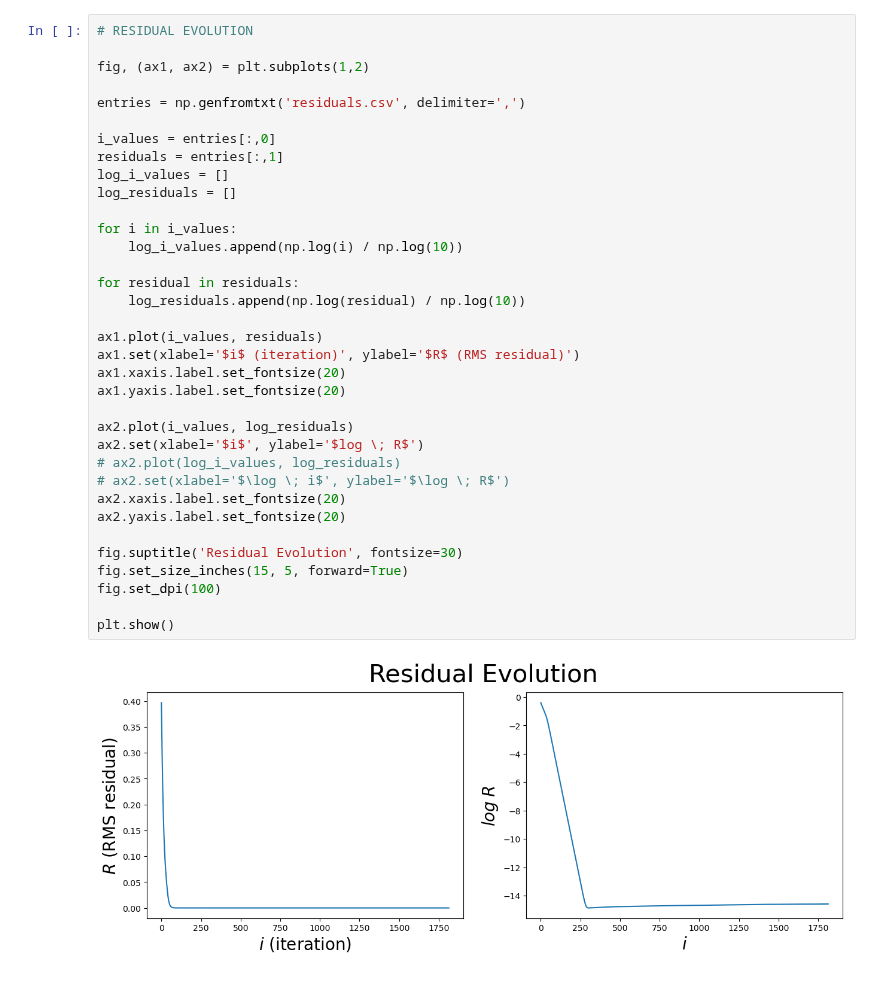
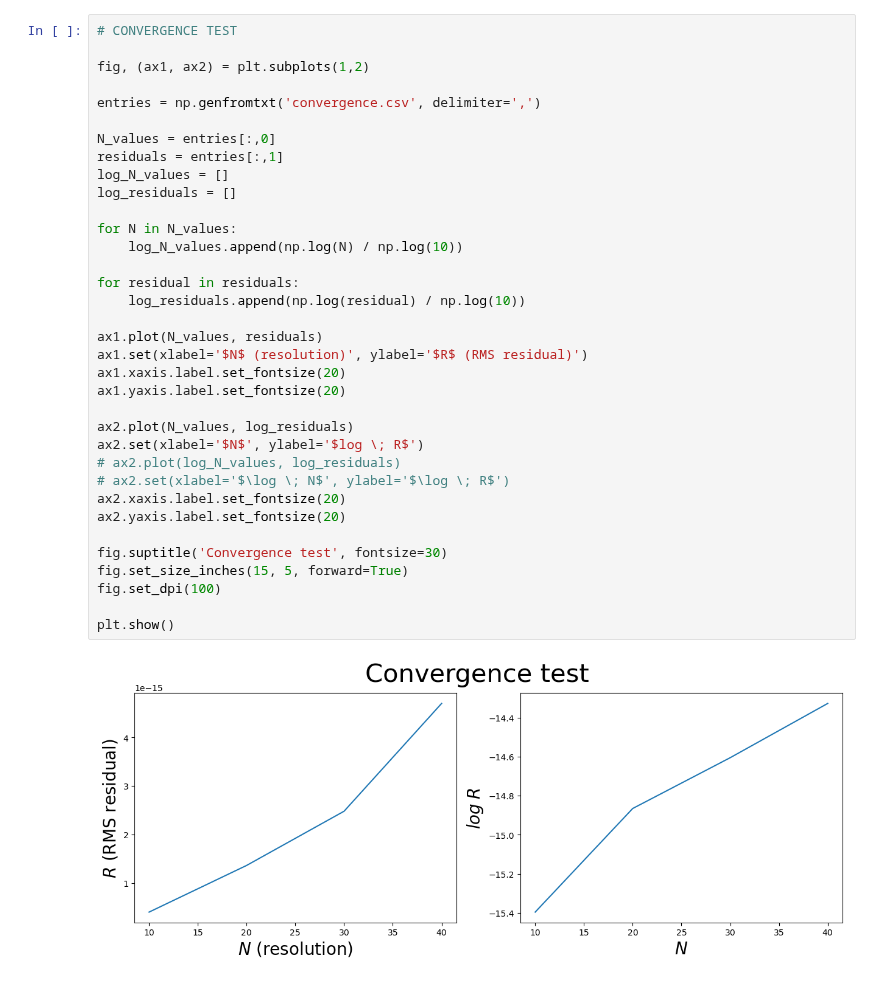
Before and after one commit to iago-mendes/eucled, a Jupyter notebook: src/exercises/06-relaxation/assets/plots.ipynb, the cells around one changed output. Saved outputs shown, nothing was run; the diff lists cells and outputs as text.

Commit message:
Use mix of adaptive and fixed time steps and do convergence test.

```diff
--- a/src/exercises/06-relaxation/assets/plots.ipynb
+++ b/src/exercises/06-relaxation/assets/plots.ipynb
@@ -18,37 +65,37 @@ matplotlib: 3.5.1
 # %%
-# RESIDUAL EVOLUTION
+# CONVERGENCE TEST
 
 fig, (ax1, ax2) = plt.subplots(1,2)
 
-entries = np.genfromtxt('residuals.csv', delimiter=',')
+entries = np.genfromtxt('convergence.csv', delimiter=',')
 
-i_values = entries[:,0]
+N_values = entries[:,0]
 residuals = entries[:,1]
-log_i_values = []
+log_N_values = []
 log_residuals = []
 
-for i in i_values:
-	log_i_values.append(np.log(i) / np.log(10))
+for N in N_values:
+	log_N_values.append(np.log(N) / np.log(10))
 
 for residual in residuals:
 	log_residuals.append(np.log(residual) / np.log(10))
 
-ax1.plot(i_values, residuals)
-ax1.set(xlabel='$i$ (iteration)', ylabel='$R$ (RMS residual)')
+ax1.plot(N_values, residuals)
+ax1.set(xlabel='$N$ (resolution)', ylabel='$R$ (RMS residual)')
 ax1.xaxis.label.set_fontsize(20)
 ax1.yaxis.label.set_fontsize(20)
 
-ax2.plot(i_values, log_residuals)
-ax2.set(xlabel='$i$', ylabel='$log \; R$')
-# ax2.plot(log_i_values, log_residuals)
-# ax2.set(xlabel='$\log \; i$', ylabel='$\log \; R$')
+ax2.plot(N_values, log_residuals)
+ax2.set(xlabel='$N$', ylabel='$log \; R$')
+# ax2.plot(log_N_values, log_residuals)
+# ax2.set(xlabel='$\log \; N$', ylabel='$\log \; R$')
 ax2.xaxis.label.set_fontsize(20)
 ax2.yaxis.label.set_fontsize(20)
 
-fig.suptitle('Residual Evolution', fontsize=30)
+fig.suptitle('Convergence test', fontsize=30)
 fig.set_size_inches(15, 5, forward=True)
 fig.set_dpi(100)
 
 plt.show()
 # %% [output]
-[figure, old version]
+[figure, new version]
```
Also changed, not shown: parts of 4 cells of this notebook, 5 other files.
